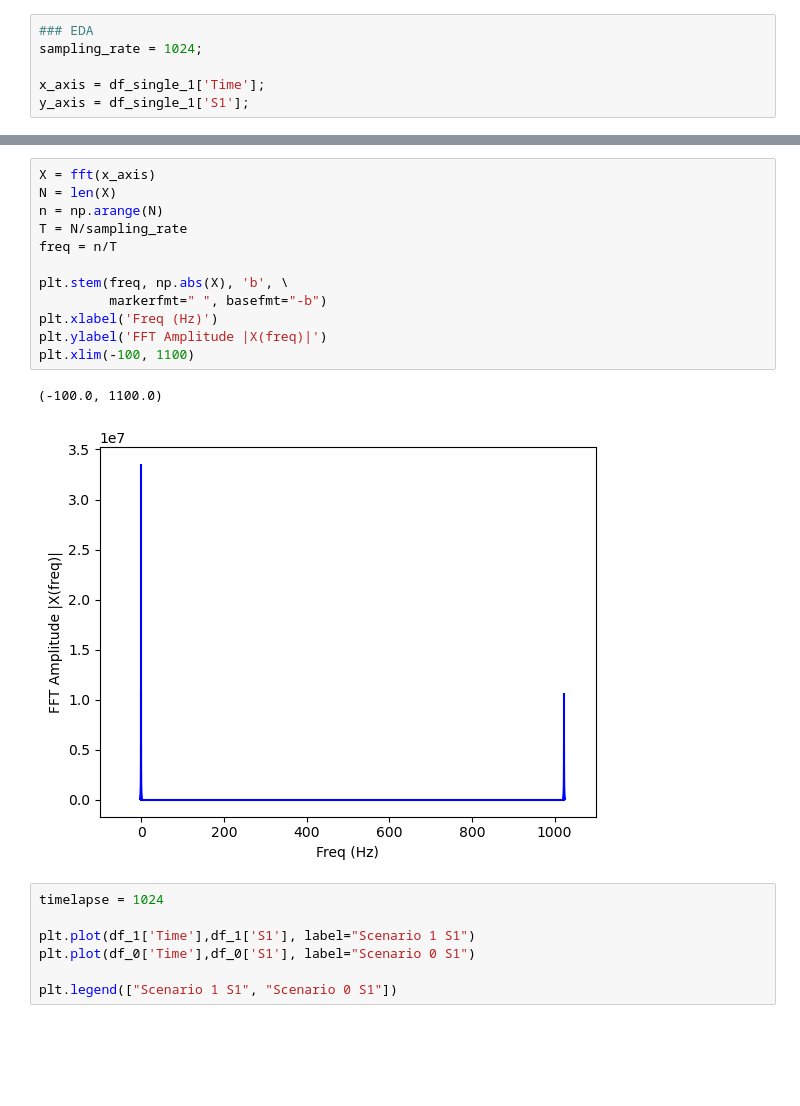
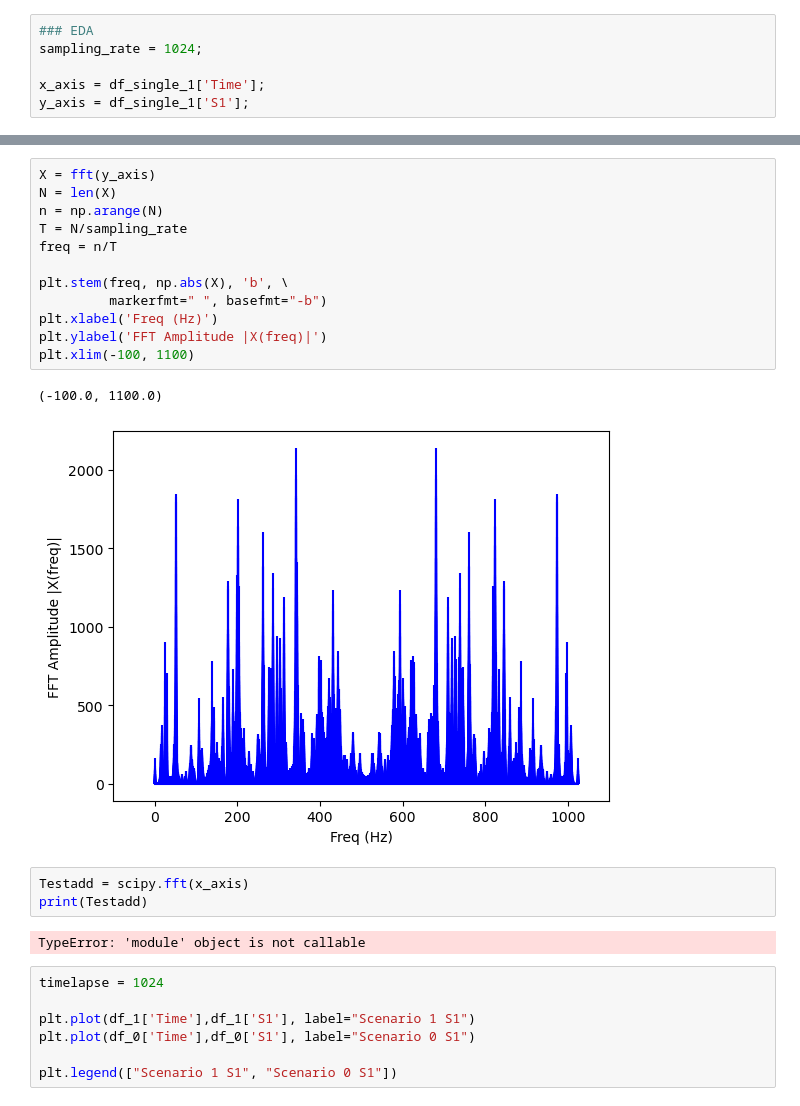
Before and after one commit to lorenzo-trevizani/UFES-TCC-Structural-Health-Monitoring, a Jupyter notebook: main.ipynb, the cells around one changed output, grey strips where cells are left out. Saved outputs shown, nothing was run; the diff lists cells and outputs as text; blank space fills up the shorter version.

```diff
--- a/main.ipynb
+++ b/main.ipynb
@@ -74,18 +75,23 @@ plt.legend(["Scenario 1 S1", "Scenario 1 S30", "Scenario 0 S1"], loc ="lower rig
 # %%
-X = fft(x_axis)
+X = fft(y_axis)
 N = len(X)
 n = np.arange(N)
 T = N/sampling_rate
 freq = n/T
 
 plt.stem(freq, np.abs(X), 'b', \
          markerfmt=" ", basefmt="-b")
 plt.xlabel('Freq (Hz)')
 plt.ylabel('FFT Amplitude |X(freq)|')
 plt.xlim(-100, 1100)
 # %% [output]
 (-100.0, 1100.0)
-[figure, old version]
+[figure, new version]
+# %%
+Testadd = scipy.fft(x_axis)
+print(Testadd)
+# %% [output]
+TypeError: 'module' object is not callable
 # %%
 timelapse = 1024
 
```
Also changed, not shown: parts of 2 cells of this notebook.
